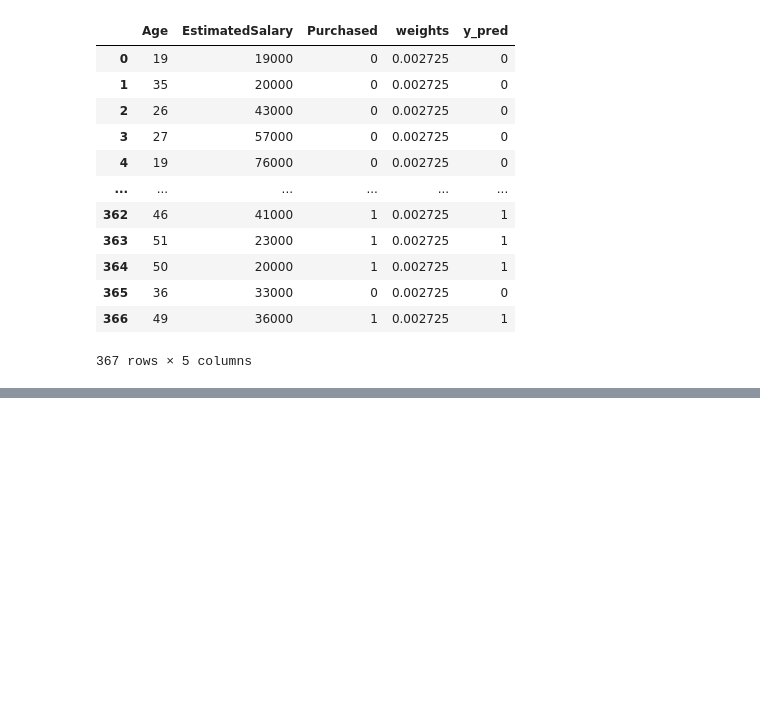
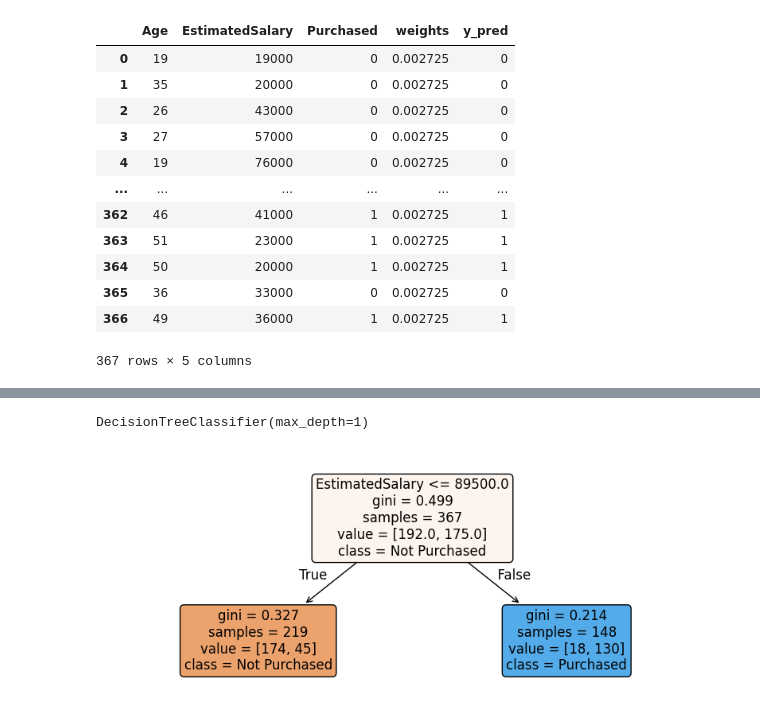
Before and after one commit to mdtahmedulhassan/AdaBoost-From-Scratch-On-Social-Network-Ads-Dataset, a Jupyter notebook: Adaboost_From_Sratch.ipynb, the cells around one changed output, grey strips where cells are left out. Drawn from its saved outputs; the diff is of its cells as text; code cells hidden in the pictures; blank space fills up the shorter version.

Commit message:
upto 2nd decision tree with functions

```diff
--- a/Adaboost_From_Sratch.ipynb
+++ b/Adaboost_From_Sratch.ipynb
@@ -136,0 +243,2 @@ np.float64(0.7869464875073443)
+# %%
+df2 = df.iloc[index_values,[0,1,2,3]]
@@ -136,0 +261,15 @@ np.float64(0.7869464875073443)
+# %%
+dt2 = DecisionTreeClassifier(max_depth=1)
+# %%
+x = df2.iloc[:,0:2].values
+y = df2.iloc[:,2].values
+# %%
+dt2.fit(x,y)
+# %% [output]
+DecisionTreeClassifier(max_depth=1)
+# %%
+plt.figure(figsize=(10, 4))
+plot_tree(dt2, feature_names=['Age', 'EstimatedSalary'], class_names=['Not Purchased', 'Purchased'], filled=True, rounded=True, fontsize=12)
+plt.show()
+# %% [output]
+[figure, added]
```
Also changed, not shown: parts of 24 cells of this notebook.
